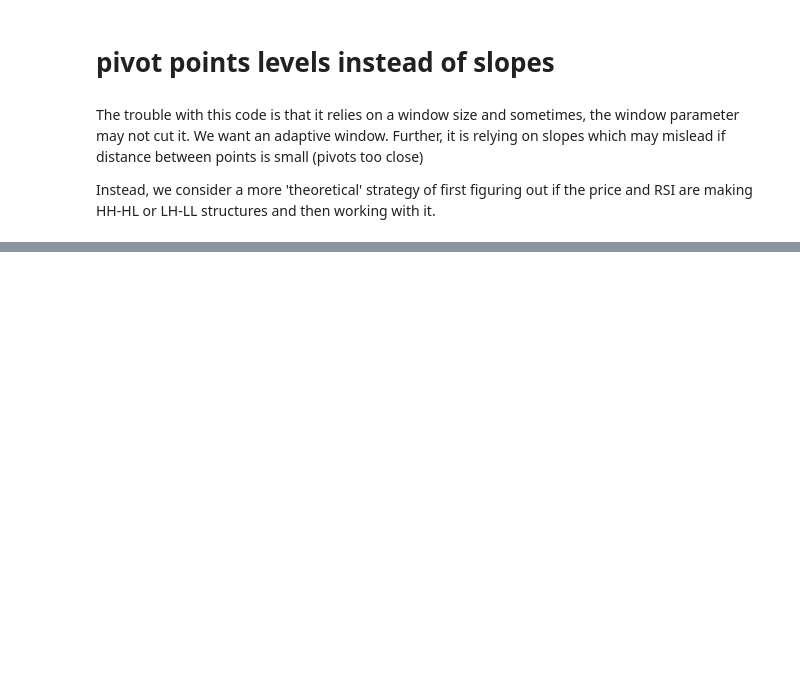
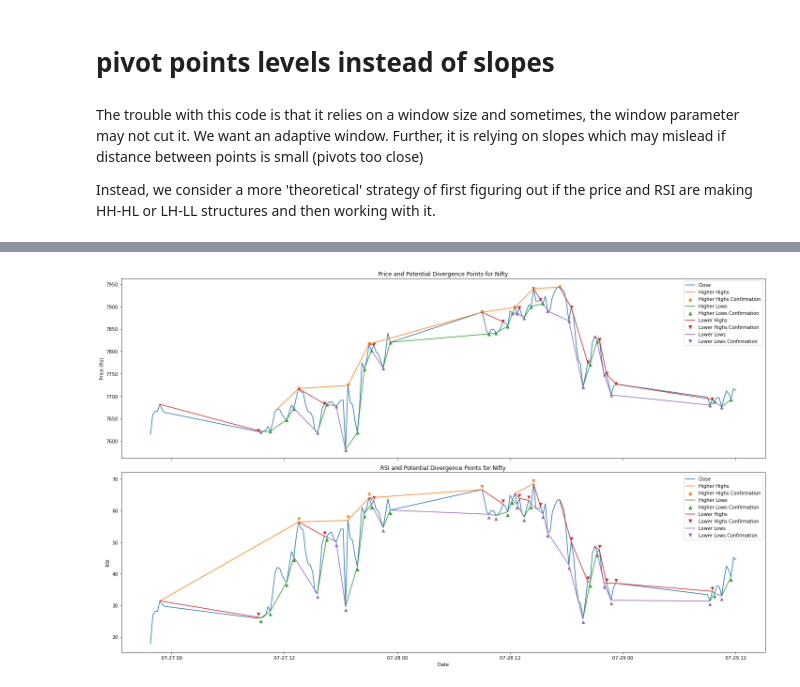
Before and after one commit to anshulthakur/experimental, a Jupyter notebook: analytics/stocks/RSI_Divergence.ipynb, the cells around one changed output, grey strips where cells are left out. Drawn from its saved outputs; the diff is of its cells as text; code cells hidden in the pictures; blank space fills up the shorter version.

```diff
--- a/analytics/stocks/RSI_Divergence.ipynb
+++ b/analytics/stocks/RSI_Divergence.ipynb
@@ -573,44 +578,68 @@ IndexError: arrays used as indices must be of integer or boolean type
 # %%
 rsi = df['RSI'].values
 rsi_hh = getHigherHighs(rsi, order)
 rsi_lh = getLowerHighs(rsi, order)
 rsi_ll = getLowerLows(rsi, order)
 rsi_hl = getHigherLows(rsi, order)
 
 # Get confirmation indices
-rsi_hh_idx = np.array([min(i[1] + order, len(df)-1) for i in rsi_hh])
-rsi_lh_idx = np.array([min(i[1] + order, len(df)-1) for i in rsi_lh])
-rsi_ll_idx = np.array([min(i[1] + order, len(df)-1) for i in rsi_ll])
-rsi_hl_idx = np.array([min(i[1] + order, len(df)-1) for i in rsi_hl])
+rsi_hh_idx = np.array([min(i[1], len(df)-1) for i in rsi_hh])
+rsi_lh_idx = np.array([min(i[1], len(df)-1) for i in rsi_lh])
+rsi_ll_idx = np.array([min(i[1], len(df)-1) for i in rsi_ll])
+rsi_hl_idx = np.array([min(i[1], len(df)-1) for i in rsi_hl])
 
 fig, ax = plt.subplots(2, figsize=(20, 12), sharex=True)
 ax[0].plot(df['close'])
-ax[0].scatter(dates[hh_idx], price[hh_idx-order], marker='^', c=colors[1])
-ax[0].scatter(dates[lh_idx], price[lh_idx-order], marker='v', c=colors[2])
-ax[0].scatter(dates[ll_idx], price[ll_idx-order], marker='v', c=colors[3])
-ax[0].scatter(dates[hl_idx], price[hl_idx-order], marker='^', c=colors[4])
-_ = [ax[0].plot(dates[i], price[i], c=colors[1]) for i in hh]
-_ = [ax[0].plot(dates[i], price[i], c=colors[2]) for i in lh]
-_ = [ax[0].plot(dates[i], price[i], c=colors[3]) for i in ll]
-_ = [ax[0].plot(dates[i], price[i], c=colors[4]) for i in hl]
+
+if len(hh_idx)>0:
+    ax[0].scatter(dates[hh_idx], price[hh_idx]+1, marker='v', c=colors[1])
+    _ = [ax[0].plot(dates[i], price[i], c=colors[1]) for i in hh]
+
+if len(hl_idx)>0:
+    ax[0].scatter(dates[hl_idx], price[hl_idx]-1, marker='^', c=colors[2])
+    _ = [ax[0].plot(dates[i], price[i], c=colors[2]) for i in hl]
+
+if len(lh_idx)>0:
+    ax[0].scatter(dates[lh_idx], price[lh_idx]+1, marker='v', c=colors[3])
+    _ = [ax[0].plot(dates[i], price[i], c=colors[3]) for i in lh]
+
+if len(ll_idx)>0:
+    ax[0].scatter(dates[ll_idx], price[ll_idx]-1, marker='^', c=colors[4])
+    _ = [ax[0].plot(dates[i], price[i], c=colors[4]) for i in ll]
+
+
 ax[0].set_ylabel('Price (Rs)')
 ax[0].set_title(f'Price and Potential Divergence Points for Nifty')
 ax[0].legend(handles=legend_elements)
+
+
 ax[1].plot(df['RSI'])
-ax[1].scatter(dates[rsi_hh_idx], rsi[rsi_hh_idx-order], marker='^', c=colors[1])
-ax[1].scatter(dates[rsi_lh_idx], rsi[rsi_lh_idx-order], marker='v', c=colors[2])
-ax[1].scatter(dates[rsi_ll_idx], rsi[rsi_ll_idx-order], marker='v', c=colors[3])
-ax[1].scatter(dates[rsi_hl_idx], rsi[rsi_hl_idx-order], marker='^', c=colors[4])
-_ = [ax[1].plot(dates[i], rsi[i], c=colors[1]) for i in rsi_hh]
-_ = [ax[1].plot(dates[i], rsi[i], c=colors[2]) for i in rsi_lh]
-_ = [ax[1].plot(dates[i], rsi[i], c=colors[3]) for i in rsi_ll]
-_ = [ax[1].plot(dates[i], rsi[i], c=colors[4]) for i in rsi_hl]
+
+if len(rsi_hh_idx)>0:
+    ax[1].scatter(dates[rsi_hh_idx], rsi[rsi_hh_idx]+1, marker='v', c=colors[1])
+    _ = [ax[1].plot(dates[i], rsi[i], c=colors[1]) for i in rsi_hh]
+
+if len(rsi_hl_idx)>0:
+    ax[1].scatter(dates[rsi_hl_idx], rsi[rsi_hl_idx]-1, marker='^', c=colors[2])
+    _ = [ax[1].plot(dates[i], rsi[i], c=colors[2]) for i in rsi_hl]
+
+if len(rsi_lh_idx)>0:
+    ax[1].scatter(dates[rsi_lh_idx], rsi[rsi_lh_idx]+1, marker='v', c=colors[3])
+    _ = [ax[1].plot(dates[i], rsi[i], c=colors[3]) for i in rsi_lh]
+
+if len(rsi_ll_idx)>0:
+    ax[1].scatter(dates[rsi_ll_idx], rsi[rsi_ll_idx]-1, marker='^', c=colors[4])
+    _ = [ax[1].plot(dates[i], rsi[i], c=colors[4]) for i in rsi_ll]
+
 
 ax[1].set_ylabel('RSI')
 ax[1].set_title(f'RSI and Potential Divergence Points for Nifty')
 ax[1].set_xlabel('Date')
+ax[1].legend(handles=legend_elements)
 plt.tight_layout()
 plt.show()
+# %% [output]
+[figure, added]
 # %%
 #RSI Divergence strategy
 def getHHIndex(data: np.array, order=5, K=2):
```
Also changed, not shown: parts of 7 cells of this notebook, 8 other files.
